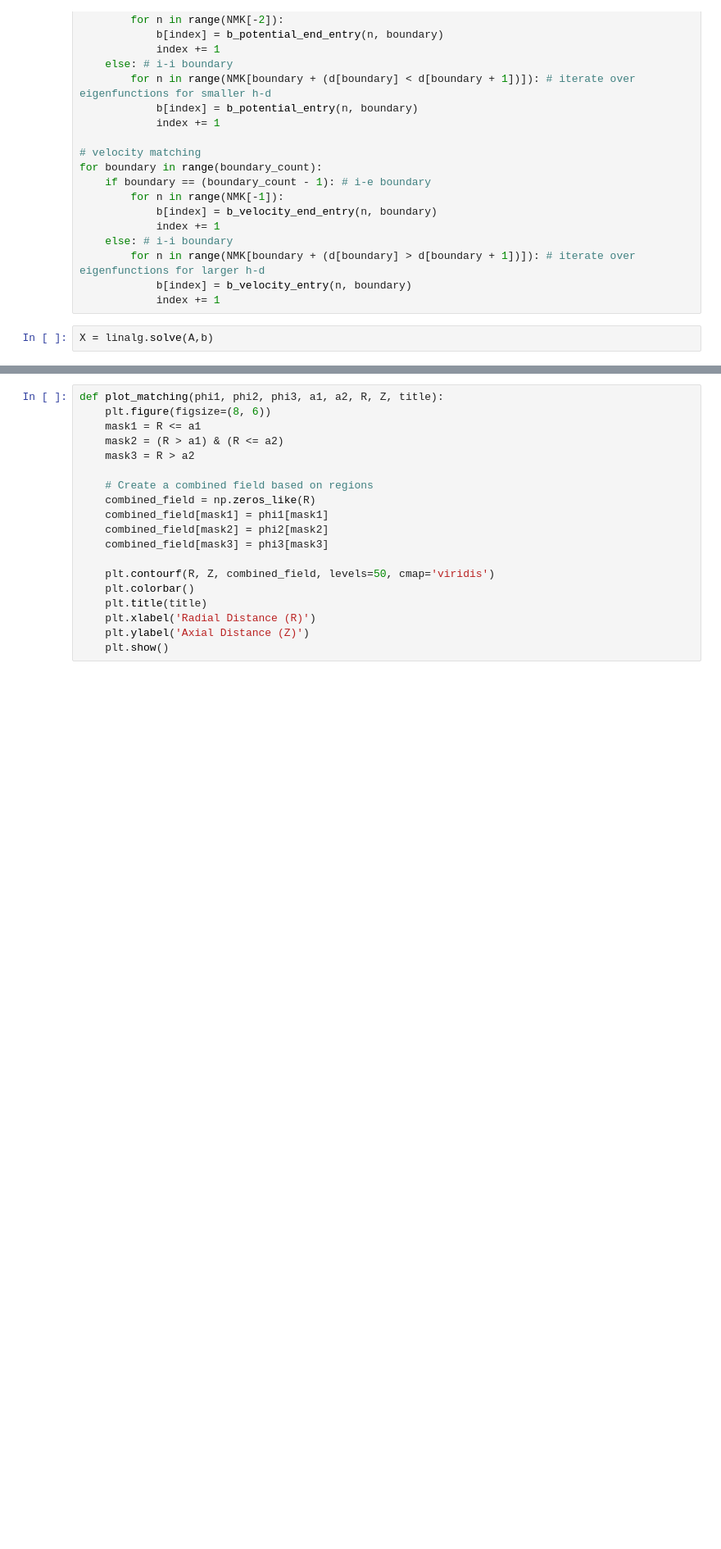
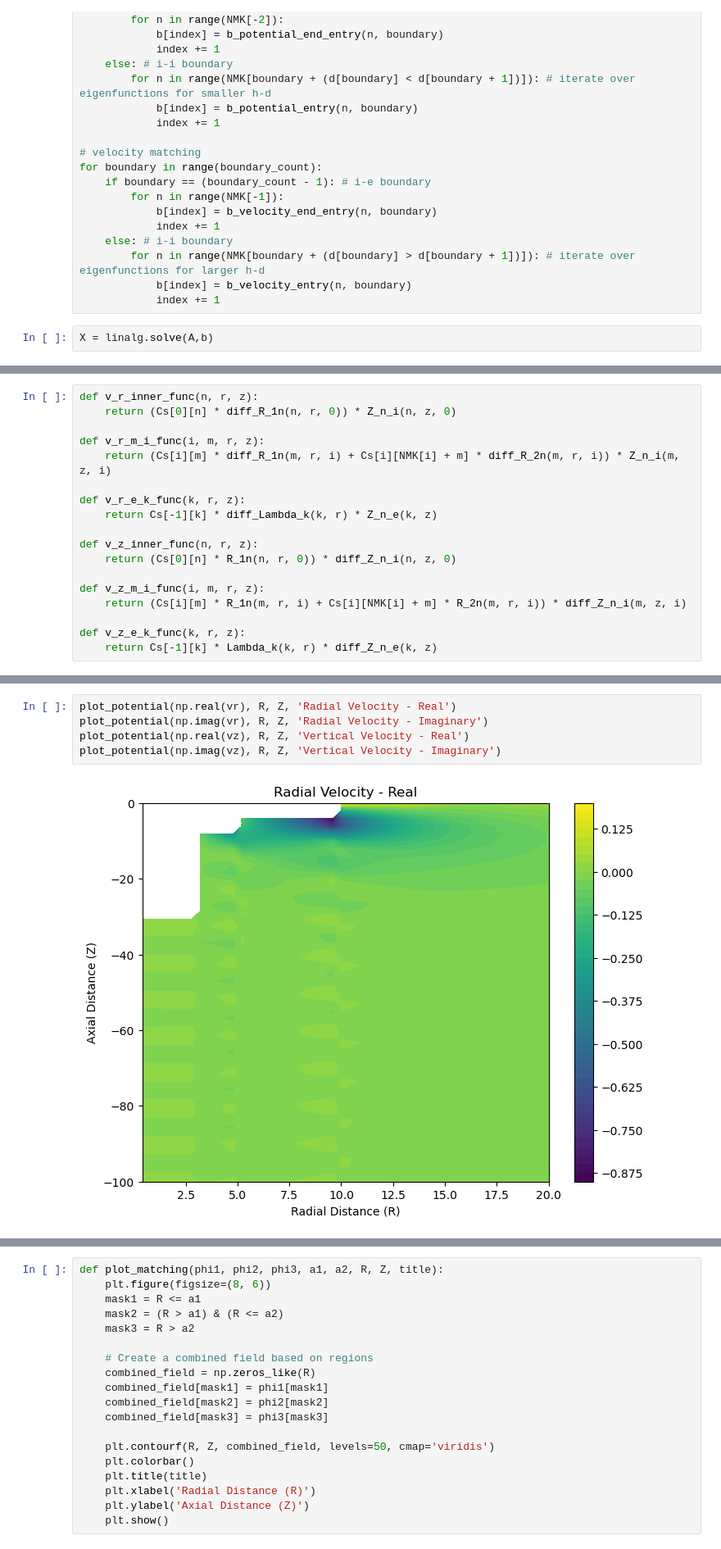
Before and after one commit to symbiotic-engineering/OpenFLASH, a Jupyter notebook: src/python/multi_MEEM.ipynb, the cells around one changed output, grey strips where cells are left out. Shown at 82% size. Saved outputs shown, nothing was run; the diff lists cells and outputs as text; blank space fills up the shorter version.

```diff
--- a/src/python/multi_MEEM.ipynb
+++ b/src/python/multi_MEEM.ipynb
@@ -347,0 +346,18 @@ plot_potential(np.imag(phi), R, Z, 'Total Potential Imaginary')
+# %%
+def v_r_inner_func(n, r, z):
+    return (Cs[0][n] * diff_R_1n(n, r, 0)) * Z_n_i(n, z, 0)
+
+def v_r_m_i_func(i, m, r, z):
+    return (Cs[i][m] * diff_R_1n(m, r, i) + Cs[i][NMK[i] + m] * diff_R_2n(m, r, i)) * Z_n_i(m, z, i)
+
+def v_r_e_k_func(k, r, z):
+    return Cs[-1][k] * diff_Lambda_k(k, r) * Z_n_e(k, z)
+
+def v_z_inner_func(n, r, z):
+    return (Cs[0][n] * R_1n(n, r, 0)) * diff_Z_n_i(n, z, 0)
+
+def v_z_m_i_func(i, m, r, z):
+    return (Cs[i][m] * R_1n(m, r, i) + Cs[i][NMK[i] + m] * R_2n(m, r, i)) * diff_Z_n_i(m, z, i)
+
+def v_z_e_k_func(k, r, z):
+    return Cs[-1][k] * Lambda_k(k, r) * diff_Z_n_e(k, z)
@@ -347,0 +417,7 @@ plot_potential(np.imag(phi), R, Z, 'Total Potential Imaginary')
+# %%
+plot_potential(np.real(vr), R, Z, 'Radial Velocity - Real')
+plot_potential(np.imag(vr), R, Z, 'Radial Velocity - Imaginary')
+plot_potential(np.real(vz), R, Z, 'Vertical Velocity - Real')
+plot_potential(np.imag(vz), R, Z, 'Vertical Velocity - Imaginary')
+# %% [output]
+[figure, added]
```
Also changed, not shown: parts of 12 cells of this notebook, 3 other files.
